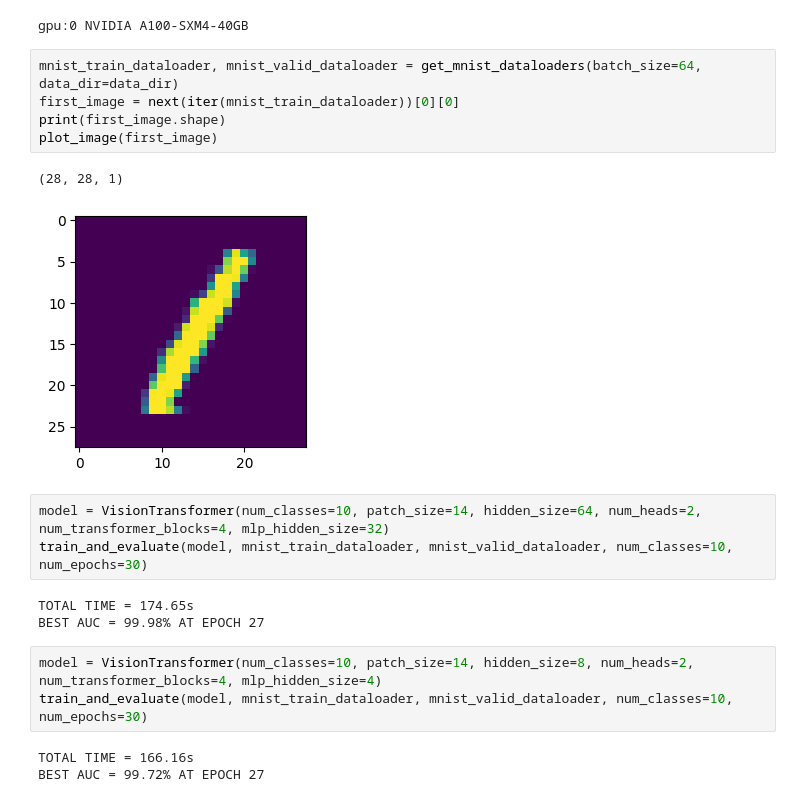
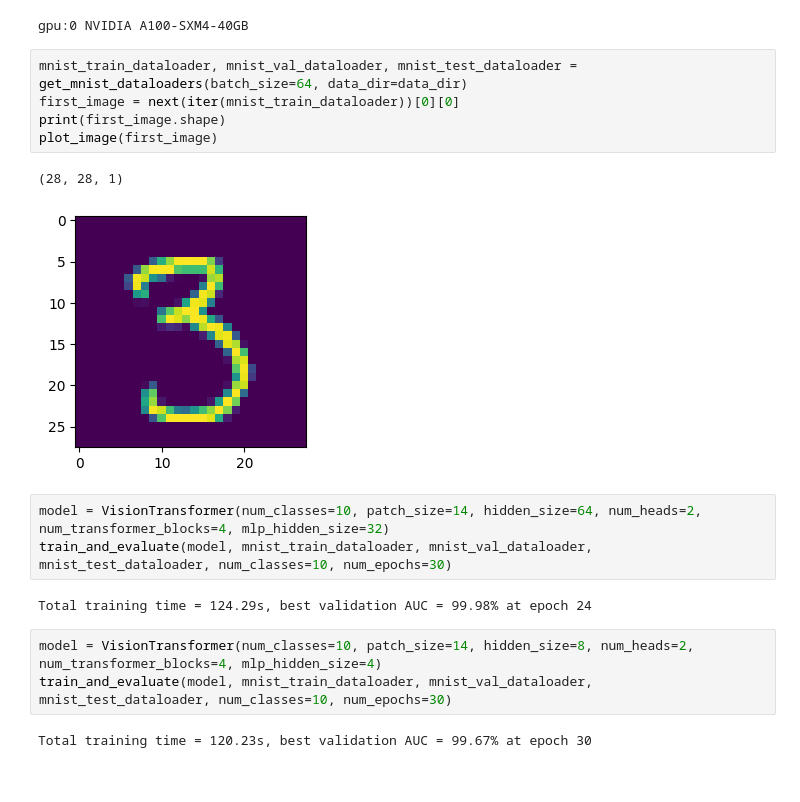
Before and after one commit to salcc/QuantumTransformers, a Jupyter notebook: notebooks/classical/mnist.ipynb, the cells around one changed output. Cells and saved outputs as stored; diff of their text form.

Commit message:
Train-val-test split and hyperparameter sweeps

```diff
--- a/notebooks/classical/mnist.ipynb
+++ b/notebooks/classical/mnist.ipynb
@@ -28,22 +28,20 @@ for d in jax.devices():
 # %% [output]
 gpu:0 NVIDIA A100-SXM4-40GB
 # %%
-mnist_train_dataloader, mnist_valid_dataloader = get_mnist_dataloaders(batch_size=64, data_dir=data_dir)
+mnist_train_dataloader, mnist_val_dataloader, mnist_test_dataloader = get_mnist_dataloaders(batch_size=64, data_dir=data_dir)
 first_image = next(iter(mnist_train_dataloader))[0][0]
 print(first_image.shape)
 plot_image(first_image)
 # %% [output]
 (28, 28, 1)
-[figure, old version]
+[figure, new version]
 # %%
 model = VisionTransformer(num_classes=10, patch_size=14, hidden_size=64, num_heads=2, num_transformer_blocks=4, mlp_hidden_size=32)
-train_and_evaluate(model, mnist_train_dataloader, mnist_valid_dataloader, num_classes=10, num_epochs=30)
+train_and_evaluate(model, mnist_train_dataloader, mnist_val_dataloader, mnist_test_dataloader, num_classes=10, num_epochs=30)
 # %% [output]
-TOTAL TIME = 174.65s
-BEST AUC = 99.98% AT EPOCH 27
+Total training time = 124.29s, best validation AUC = 99.98% at epoch 24
 # %%
 model = VisionTransformer(num_classes=10, patch_size=14, hidden_size=8, num_heads=2, num_transformer_blocks=4, mlp_hidden_size=4)
-train_and_evaluate(model, mnist_train_dataloader, mnist_valid_dataloader, num_classes=10, num_epochs=30)
+train_and_evaluate(model, mnist_train_dataloader, mnist_val_dataloader, mnist_test_dataloader, num_classes=10, num_epochs=30)
 # %% [output]
-TOTAL TIME = 166.16s
-BEST AUC = 99.72% AT EPOCH 27
+Total training time = 120.23s, best validation AUC = 99.67% at epoch 30
```
Also changed, not shown: parts of 1 cell of this notebook, 14 other files.
